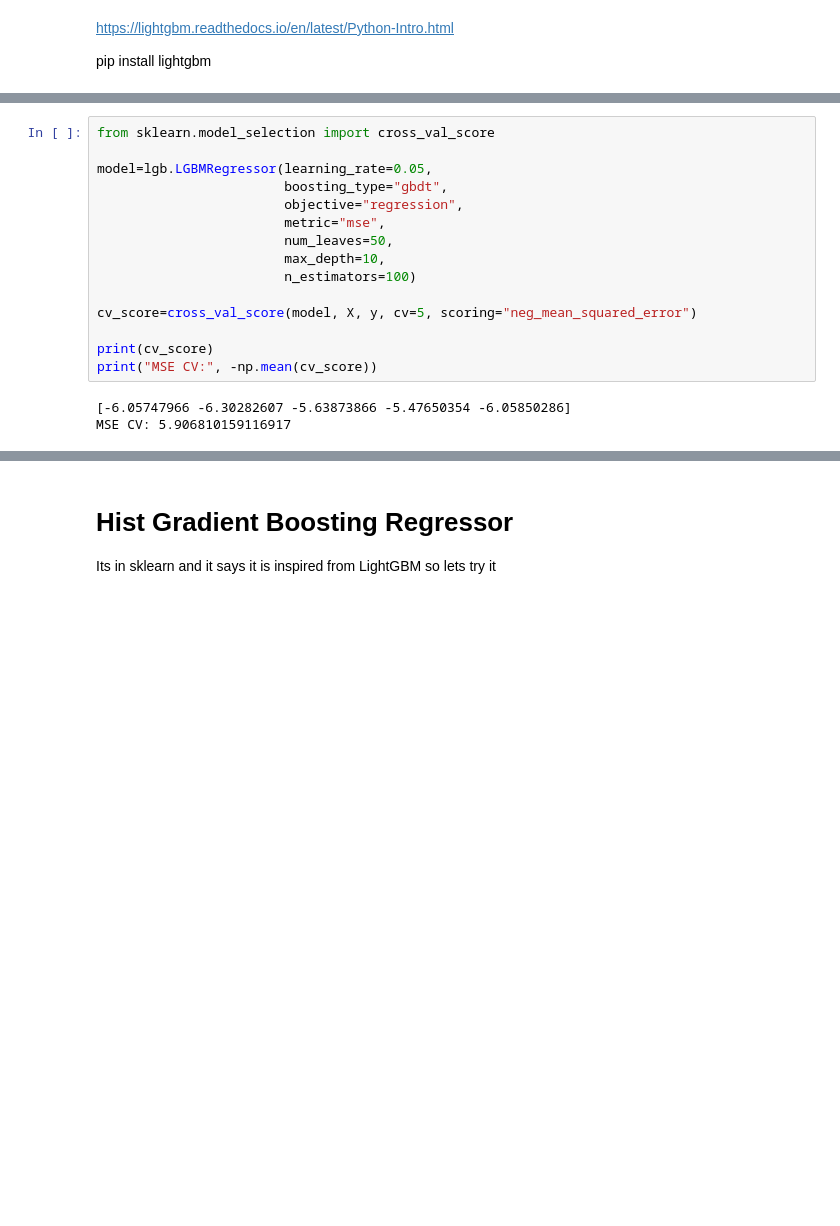
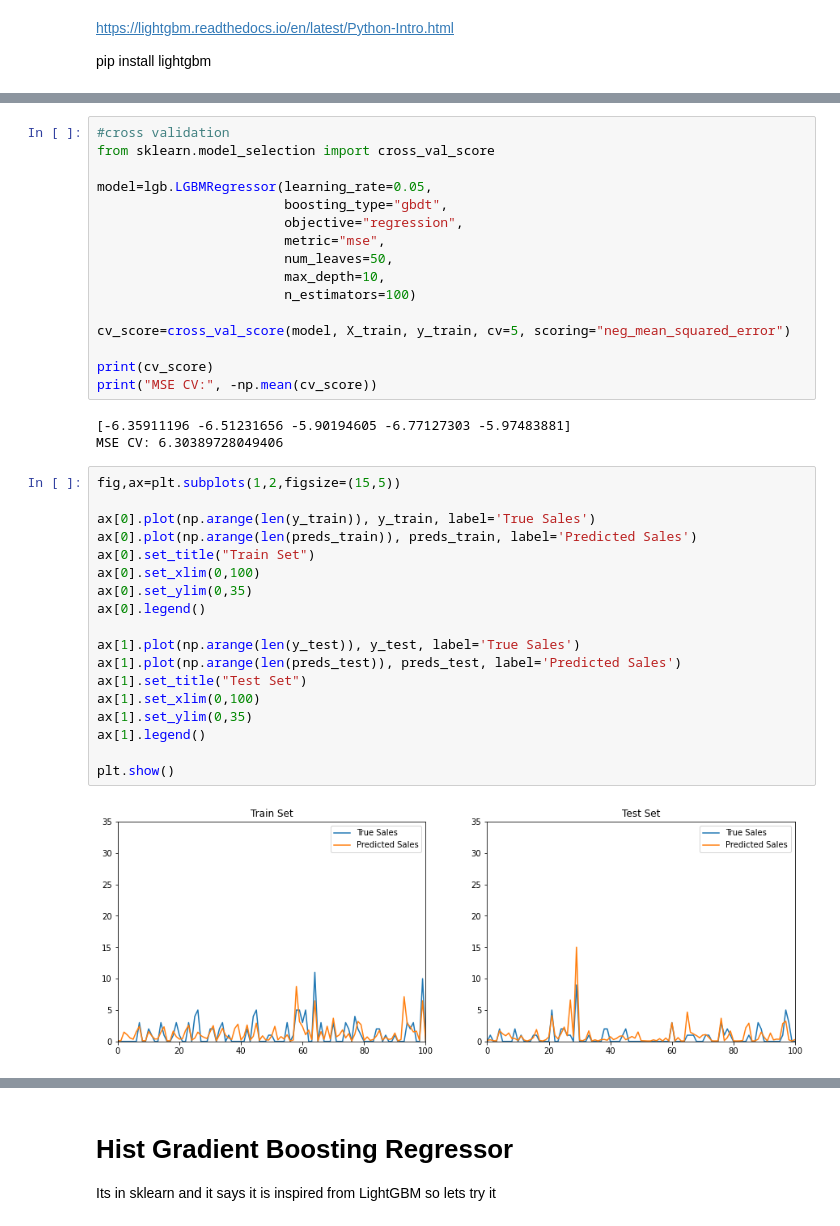
Before and after one commit to ixiaopan/GroupWork, a Jupyter notebook: AML/Modelling_Jerry.ipynb, the cells around one changed output, grey strips where cells are left out. Cells and saved outputs as stored; diff of their text form; blank space fills up the shorter version.

```diff
--- a/AML/Modelling_Jerry.ipynb
+++ b/AML/Modelling_Jerry.ipynb
@@ -135,4 +182,5 @@ RMSE on test set:  2.444139599902562
 # %%
+#cross validation
 from sklearn.model_selection import cross_val_score
 
 model=lgb.LGBMRegressor(learning_rate=0.05,
@@ -143,10 +191,30 @@ model=lgb.LGBMRegressor(learning_rate=0.05,
                         max_depth=10,
                         n_estimators=100)
 
-cv_score=cross_val_score(model, X, y, cv=5, scoring="neg_mean_squared_error")
+cv_score=cross_val_score(model, X_train, y_train, cv=5, scoring="neg_mean_squared_error")
 
 print(cv_score)
 print("MSE CV:", -np.mean(cv_score))
 # %% [output]
-[-6.05747966 -6.30282607 -5.63873866 -5.47650354 -6.05850286]
-MSE CV: 5.906810159116917
+[-6.35911196 -6.51231656 -5.90194605 -6.77127303 -5.97483881]
+MSE CV: 6.30389728049406
+# %%
+fig,ax=plt.subplots(1,2,figsize=(15,5))
+
+ax[0].plot(np.arange(len(y_train)), y_train, label='True Sales')
+ax[0].plot(np.arange(len(preds_train)), preds_train, label='Predicted Sales')
+ax[0].set_title("Train Set")
+ax[0].set_xlim(0,100)
+ax[0].set_ylim(0,35)
+ax[0].legend()
+
+ax[1].plot(np.arange(len(y_test)), y_test, label='True Sales')
+ax[1].plot(np.arange(len(preds_test)), preds_test, label='Predicted Sales')
+ax[1].set_title("Test Set")
+ax[1].set_xlim(0,100)
+ax[1].set_ylim(0,35)
+ax[1].legend()
+
+plt.show()
+# %% [output]
+[figure, added]
```
Also changed, not shown: parts of 22 cells of this notebook.
